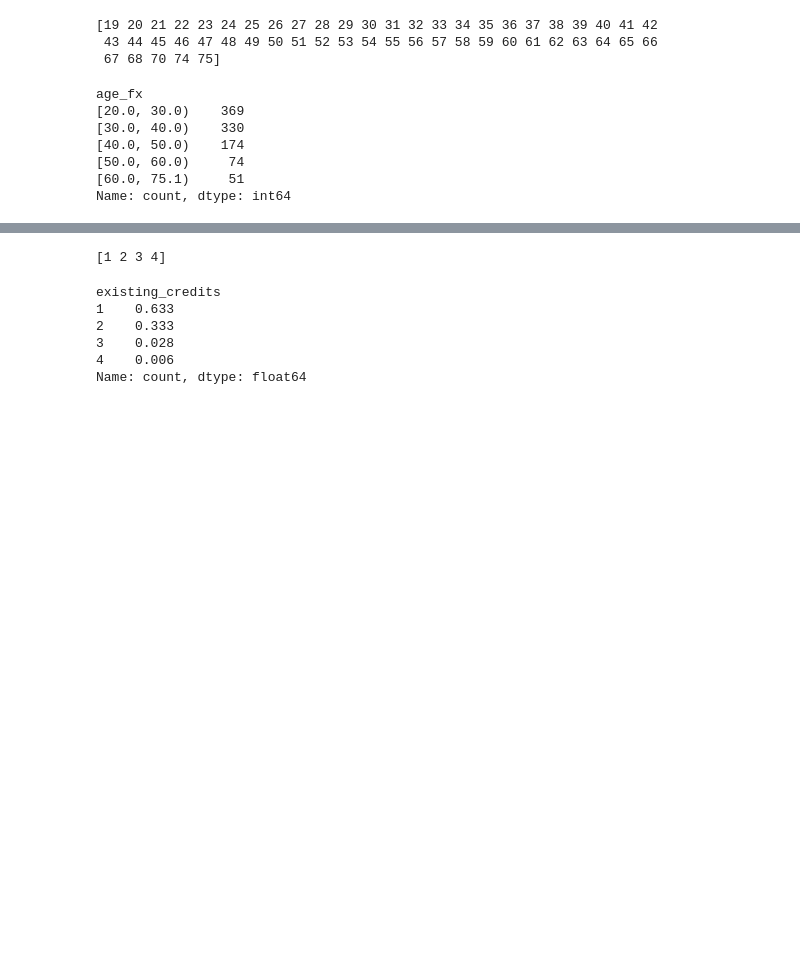
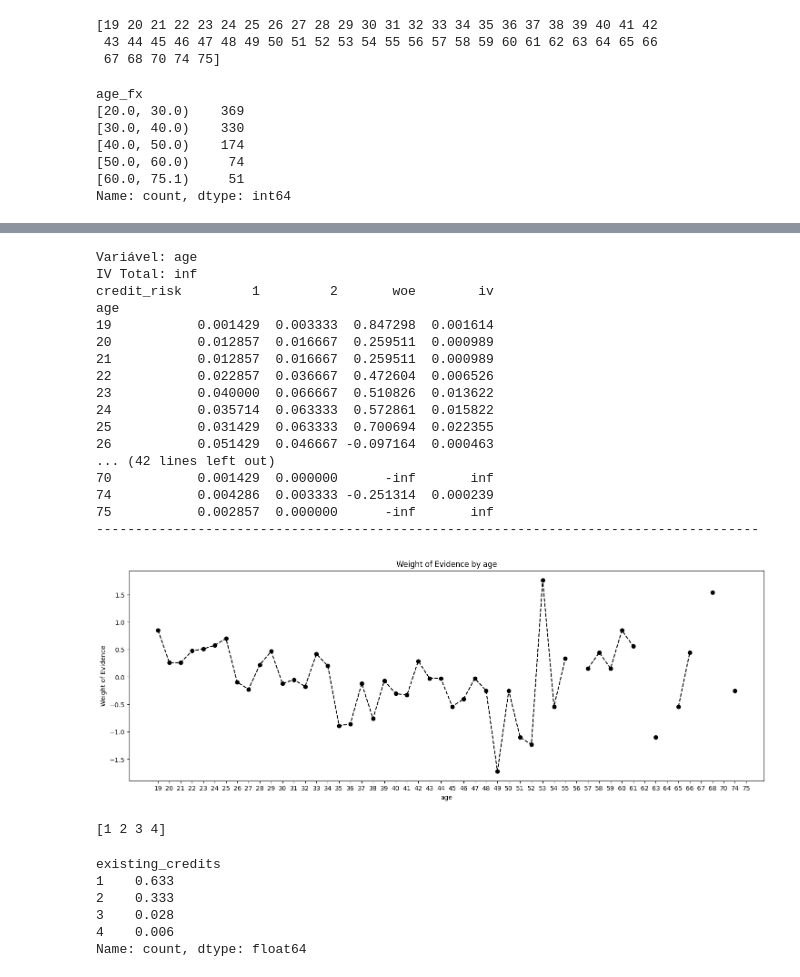
Before and after one commit to maylonleoncio/Credit-Risk, a Jupyter notebook: analysis_risk.ipynb, the cells around one changed output, grey strips where cells are left out. Drawn from its saved outputs; the diff is of its cells as text; code cells hidden in the pictures; blank space fills up the shorter version.

```diff
--- a/analysis_risk.ipynb
+++ b/analysis_risk.ipynb
@@ -439,3 +442,34 @@ age_fx
+# %%
+df_woe_iv = (pd.crosstab(credit['age'], credit['credit_risk'], normalize='columns')
+                 .assign(woe=lambda dfx: np.log(dfx[2] / dfx[1]))
+                 .assign(iv=lambda dfx: (dfx[2] - dfx[1]) * dfx['woe']))
+
+iv_total = df_woe_iv['iv'].sum()
+
+print(f"Variável: {'age'}")
+print(f"IV Total: {iv_total:.4f}")
+print(df_woe_iv)
+print('-------------------------------------------------------------------------------------\n')
+plot_by_woe(df_woe_iv)
+# %% [output]
+Variável: age
+IV Total: inf
+credit_risk         1         2       woe        iv
+age
+19           0.001429  0.003333  0.847298  0.001614
+20           0.012857  0.016667  0.259511  0.000989
+21           0.012857  0.016667  0.259511  0.000989
+22           0.022857  0.036667  0.472604  0.006526
+23           0.040000  0.066667  0.510826  0.013622
+24           0.035714  0.063333  0.572861  0.015822
+25           0.031429  0.063333  0.700694  0.022355
+26           0.051429  0.046667 -0.097164  0.000463
+... (42 lines left out)
+70           0.001429  0.000000      -inf       inf
+74           0.004286  0.003333 -0.251314  0.000239
+75           0.002857  0.000000      -inf       inf
+-------------------------------------------------------------------------------------
+[figure, added]
 # %%
 print(np.sort(credit['existing_credits'].unique()))
 credit['existing_credits'].value_counts()/credit.shape[0]
```
Also changed, not shown: parts of 9 cells of this notebook.
